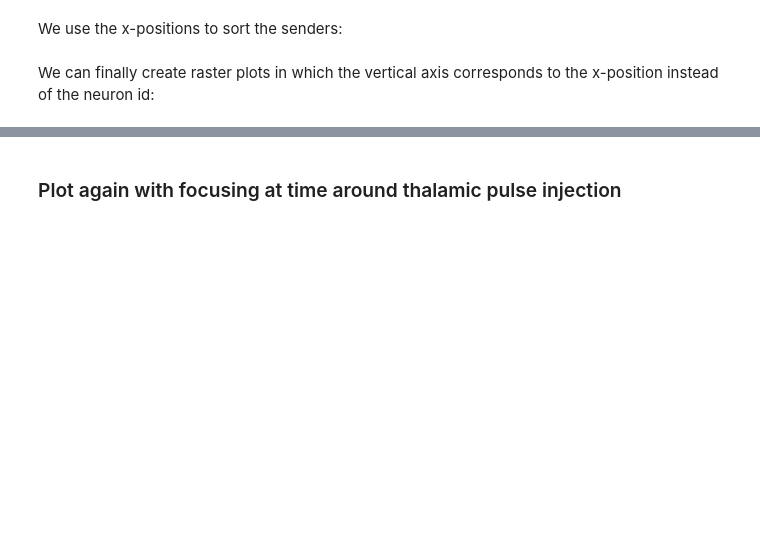
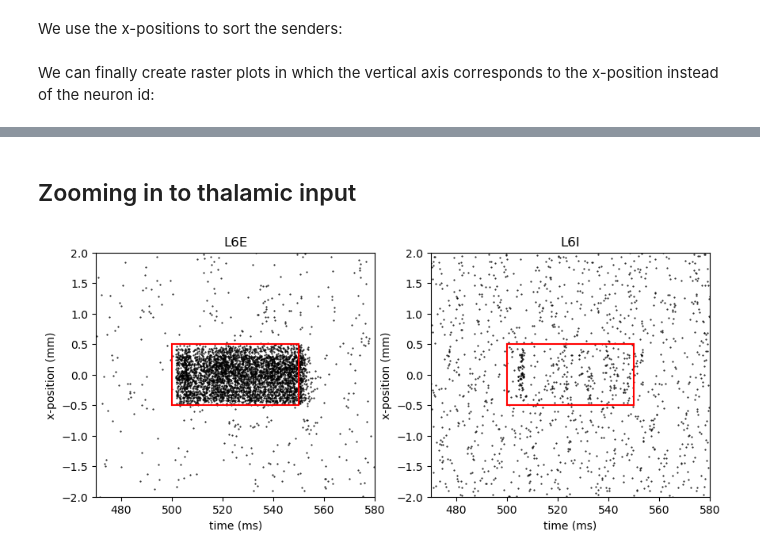
Before and after one commit to jhnnsnk/PLENA2024_NEST, a Jupyter notebook: 2_ReducedMesocircuit/reduced_mesocircuit.ipynb, the cells around one changed output, grey strips where cells are left out. Cells and saved outputs as stored; diff of their text form; code cells hidden in the pictures; blank space fills up the shorter version.

```diff
--- a/2_ReducedMesocircuit/reduced_mesocircuit.ipynb
+++ b/2_ReducedMesocircuit/reduced_mesocircuit.ipynb
@@ -420,18 +538,29 @@ ax.set_ylabel('x-position (mm)');
-# %% [markdown]
-### Plot again with focusing at time around thalamic pulse injection
-# %%
-plt.figure(figsize=(10, 4))
-ax = plt.subplot(1, 2, 1)
-ax.set_title('L6E')
-ax.plot(spike_times_L6E, spike_senders_pos_L6E, 'k.', markersize=1)
-ax.set_xlim(th_pulse_time-10, th_pulse_time+25)
-ax.set_ylim(-extent/2, extent/2)
-ax.set_ylabel('x-position (mm)')
-
-ax = plt.subplot(1, 2, 2)
-ax.set_title('L6I')
-ax.plot(spike_times_L6I, spike_senders_pos_L6I, 'k.', markersize=1)
-ax.set_xlim(th_pulse_time-10, th_pulse_time+25)
-ax.set_ylim(-extent/2, extent/2)
-ax.set_xlabel('time (ms)')
-ax.set_ylabel('x-position (mm)');
+# %% [markdown]
+## Zooming in to thalamic input
+# %%
+xlims = (th_start - 30, th_stop + 30)
+ylims = (-extent / 2, extent / 2)
+
+def plotsetup(ax, c='red'):
+    ax.set_xlim(xlims)
+    ax.set_ylim(ylims)
+    ax.set_xlabel('time (ms)')
+    ax.set_ylabel('x-position (mm)')
+    ax.axvline(x=th_start, ymin=0.5-th_radius/extent, ymax=0.5+th_radius/extent, color=c)
+    ax.axvline(x=th_stop, ymin=0.5-th_radius/extent, ymax=0.5+th_radius/extent, color=c)
+    ax.axhline(y=-th_radius, xmin=(th_start - xlims[0]) / (xlims[1] - xlims[0]), xmax=(th_stop - xlims[0]) / (xlims[1] - xlims[0]), color=c)
+    ax.axhline(y=th_radius, xmin=(th_start - xlims[0]) / (xlims[1] - xlims[0]), xmax=(th_stop - xlims[0]) / (xlims[1] - xlims[0]), color=c)
+
+
+plt.figure(figsize=(10, 4))
+ax = plt.subplot(1, 2, 1)
+ax.set_title('L6E')
+ax.plot(spike_times_L6E, spike_senders_pos_L6E, 'k.', markersize=1)
+plotsetup(ax)
+
+ax = plt.subplot(1, 2, 2)
+ax.set_title('L6I')
+ax.plot(spike_times_L6I, spike_senders_pos_L6I, 'k.', markersize=1)
+plotsetup(ax)
+# %% [output]
+[figure, added]
```
Also changed, not shown: parts of 62 cells of this notebook, 1 other file.
